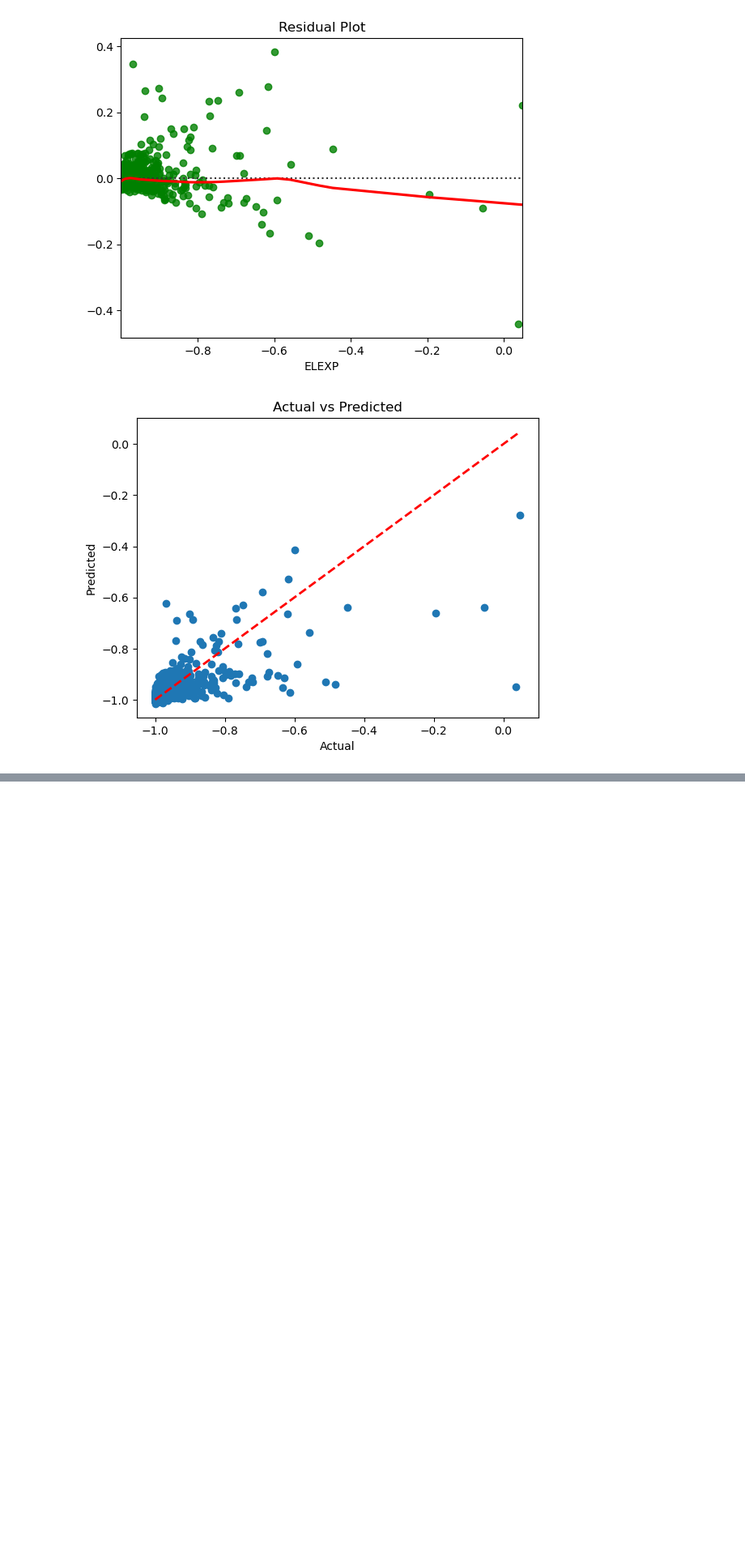
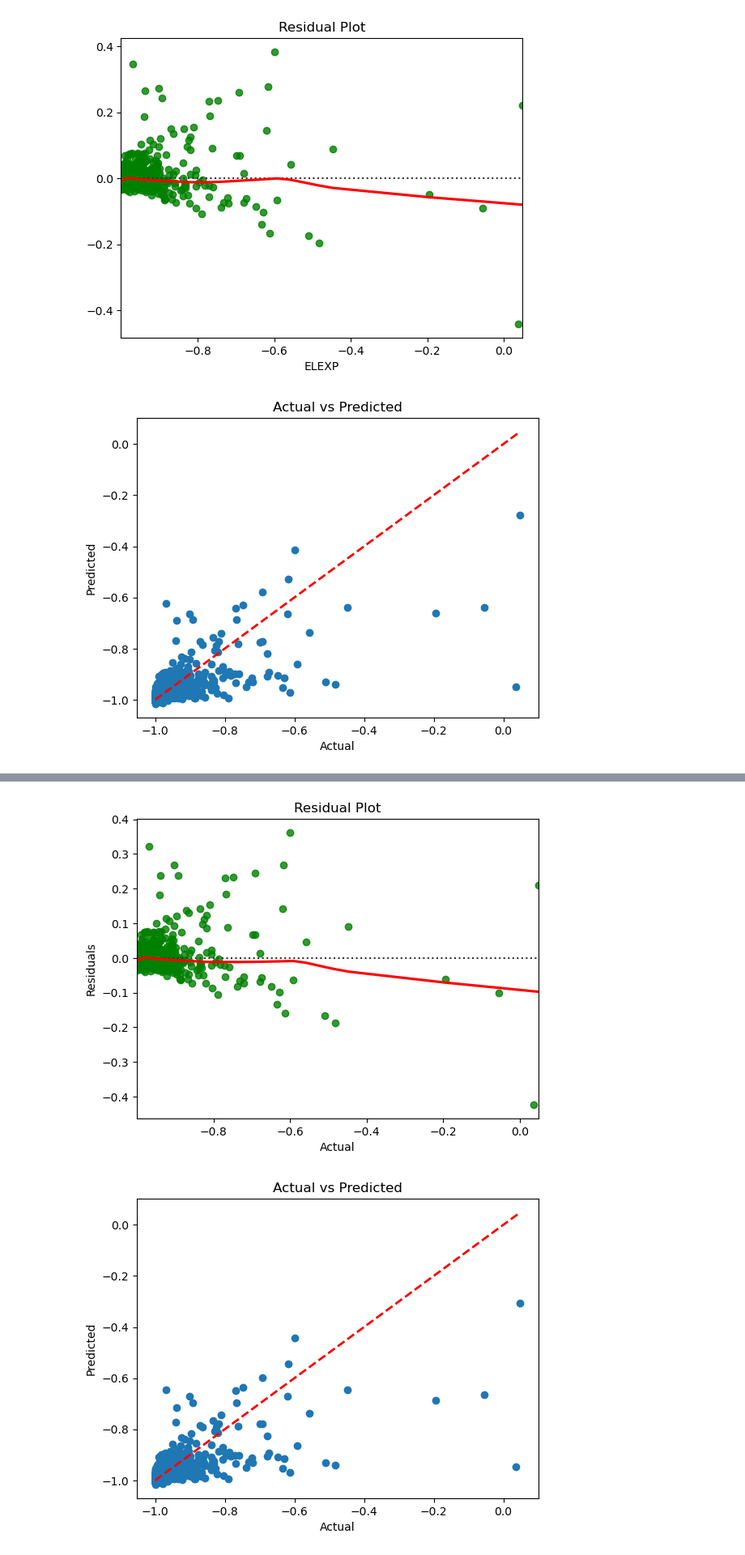
Before and after one commit to aash1999/Commercial-Buildings-Energy-Consumption-Survey, a Jupyter notebook: codes/EDAQ3_Aakash.ipynb, the cells around one changed output, grey strips where cells are left out. Shown at 81% size. Saved outputs shown, nothing was run; the diff lists cells and outputs as text; code cells hidden in the pictures; blank space fills up the shorter version.

```diff
--- a/codes/EDAQ3_Aakash.ipynb
+++ b/codes/EDAQ3_Aakash.ipynb
@@ -454,3 +454,80 @@ Mean Squared Error: 0.0034
 R² Score: 0.4635
 [figure]
 [figure]
+# %%
+import pandas as pd
+import numpy as np
+from sklearn.model_selection import train_test_split, GridSearchCV
+from sklearn.linear_model import Ridge, Lasso, ElasticNet
+from sklearn.metrics import mean_squared_error, r2_score
+import matplotlib.pyplot as plt
+import seaborn as sns
+
+# Define features and target
+X = df_data_prep.drop(columns=[target_col])  # Features (independent variables)
+y = df_data_prep[target_col]  # Target (dependent variable)
+
+# Split the data into training and testing sets
+X_train, X_test, y_train, y_test = train_test_split(X, y, test_size=0.2, random_state=42)
+print("Shape of X_train:", X_train.shape)
+print("Shape of X_test:", X_test.shape)
+
+# Define models and their hyperparameter grids
+models = {
+    "Ridge": Ridge(),
+    "Lasso": Lasso(),
+    "ElasticNet": ElasticNet()
+}
+
+param_grids = {
+    "Ridge": {"alpha": [0.01, 0.1, 1, 10, 100]},
+    "Lasso": {"alpha": [0.01, 0.1, 1, 10, 100]},
+    "ElasticNet": {
+        "alpha": [0.01, 0.1, 1, 10, 100],
+        "l1_ratio": [0.1, 0.5, 0.7, 1.0]
+    }
+}
+
+best_models = {}
+best_scores = {}
+
+# Perform grid search for each model
+for model_name, model in models.items():
+    print(f"Tuning {model_name}...")
+    grid_search = GridSearchCV(estimator=model, param_grid=param_grids[model_name], cv=5, scoring='r2', n_jobs=-1)
+    grid_search.fit(X_train, y_train)
+    best_models[model_name] = grid_search.best_estimator_
+    best_scores[model_name] = grid_search.best_score_
+    print(f"Best {model_name} Parameters: {grid_search.best_params_}")
+    print(f"Best {model_name} R² (CV): {grid_search.best_score_:.4f}")
+
+# Evaluate the best model on the test set
+best_model_name = max(best_scores, key=best_scores.get)
+best_model = best_models[best_model_name]
+
+print(f"\nBest Model: {best_model_name}")
+best_model.fit(X_train, y_train)
+y_pred = best_model.predict(X_test)
+
+# Calculate performance metrics
+mse = mean_squared_error(y_test, y_pred)
+r2 = r2_score(y_test, y_pred)
+
+print(f"Mean Squared Error (Test): {mse:.4f}")
+print(f"R² Score (Test): {r2:.4f}")
+
+# Residual plot
+sns.residplot(x=y_test, y=y_pred, lowess=True, color="g", line_kws={'color': 'red'})
+plt.title("Residual Plot")
+plt.xlabel("Actual")
+plt.ylabel("Residuals")
+plt.show()
+
+# Actual vs Predicted plot
+plt.scatter(y_test, y_pred)
+plt.plot([min(y_test), max(y_test)], [min(y_test), max(y_test)], '--r', lw=2)
+plt.xlabel("Actual")
+plt.ylabel("Predicted")
+plt.title("Actual vs Predicted")
+plt.show()
+# %% [output]
@@ -456,0 +549,2 @@ R² Score: 0.4635
+[figure, added]
+[figure, added]
```
Also changed, not shown: parts of 5 cells of this notebook, 1 other file.
